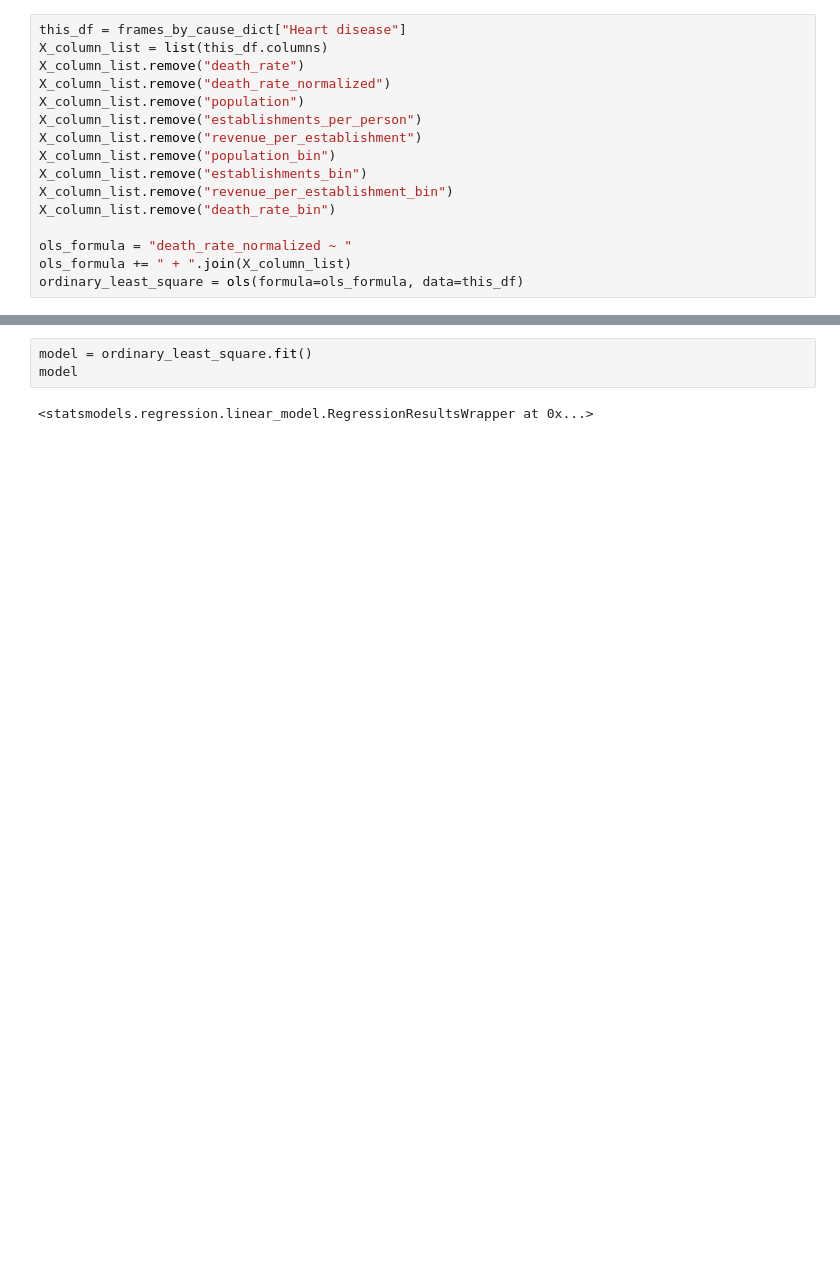
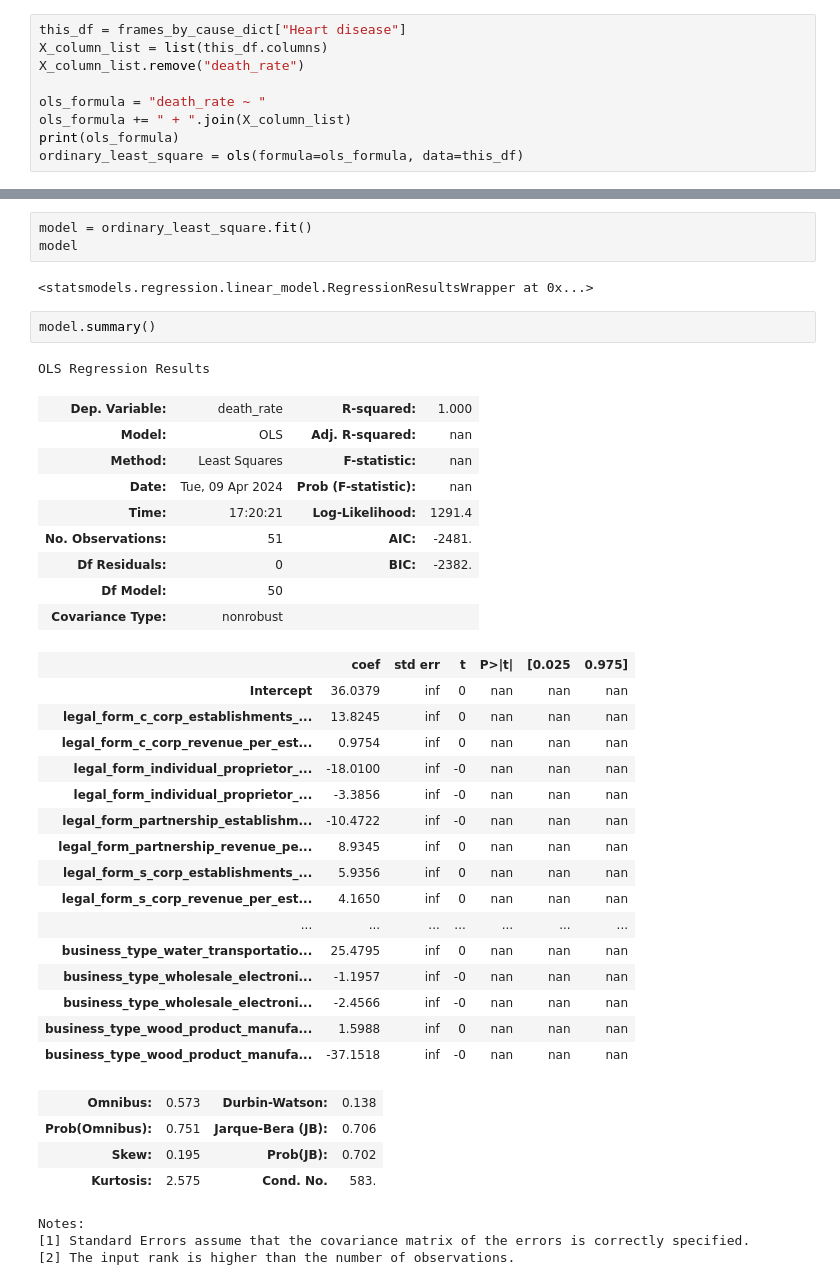
Before and after one commit to jsf80238/data_science, a Jupyter notebook: notebooks/death_rate.ipynb, the cells around one changed output, grey strips where cells are left out. Saved outputs shown, nothing was run; the diff lists cells and outputs as text; blank space fills up the shorter version.

```diff
--- a/notebooks/death_rate.ipynb
+++ b/notebooks/death_rate.ipynb
@@ -1088,15 +1145,8 @@ list(frames_by_cause_dict["Heart disease"].columns)
 this_df = frames_by_cause_dict["Heart disease"]
 X_column_list = list(this_df.columns)
 X_column_list.remove("death_rate")
-X_column_list.remove("death_rate_normalized")
-X_column_list.remove("population")
-X_column_list.remove("establishments_per_person")
-X_column_list.remove("revenue_per_establishment")
-X_column_list.remove("population_bin")
-X_column_list.remove("establishments_bin")
-X_column_list.remove("revenue_per_establishment_bin")
-X_column_list.remove("death_rate_bin")
 
-ols_formula = "death_rate_normalized ~ "
+ols_formula = "death_rate ~ "
 ols_formula += " + ".join(X_column_list)
+print(ols_formula)
 ordinary_least_square = ols(formula=ols_formula, data=this_df)
@@ -1105,3 +1157,39 @@ model = ordinary_least_square.fit()
 model
 # %% [output]
 <statsmodels.regression.linear_model.RegressionResultsWrapper at 0x...>
+# %%
+model.summary()
+# %% [output]
+OLS Regression Results
+| Dep. Variable: | death_rate | R-squared: | 1.000 |
+| Model: | OLS | Adj. R-squared: | nan |
+| Method: | Least Squares | F-statistic: | nan |
+| Date: | Tue, 09 Apr 2024 | Prob (F-statistic): | nan |
+| Time: | 17:20:21 | Log-Likelihood: | 1291.4 |
+| No. Observations: | 51 | AIC: | -2481. |
+| Df Residuals: | 0 | BIC: | -2382. |
+| Df Model: | 50 |  |  |
+| Covariance Type: | nonrobust |  |  |
+|  | coef | std err | t | P>|t| | [0.025 | 0.975] |
+| Intercept | 36.0379 | inf | 0 | nan | nan | nan |
+| legal_form_c_corp_establishments_... | 13.8245 | inf | 0 | nan | nan | nan |
+| legal_form_c_corp_revenue_per_est... | 0.9754 | inf | 0 | nan | nan | nan |
+| legal_form_individual_proprietor_... | -18.0100 | inf | -0 | nan | nan | nan |
+| legal_form_individual_proprietor_... | -3.3856 | inf | -0 | nan | nan | nan |
+| legal_form_partnership_establishm... | -10.4722 | inf | -0 | nan | nan | nan |
+| legal_form_partnership_revenue_pe... | 8.9345 | inf | 0 | nan | nan | nan |
+| legal_form_s_corp_establishments_... | 5.9356 | inf | 0 | nan | nan | nan |
+| legal_form_s_corp_revenue_per_est... | 4.1650 | inf | 0 | nan | nan | nan |
+| ... | ... | ... | ... | ... | ... | ... |
+| business_type_water_transportatio... | 25.4795 | inf | 0 | nan | nan | nan |
+| business_type_wholesale_electroni... | -1.1957 | inf | -0 | nan | nan | nan |
+| business_type_wholesale_electroni... | -2.4566 | inf | -0 | nan | nan | nan |
+| business_type_wood_product_manufa... | 1.5988 | inf | 0 | nan | nan | nan |
+| business_type_wood_product_manufa... | -37.1518 | inf | -0 | nan | nan | nan |
+| Omnibus: | 0.573 | Durbin-Watson: | 0.138 |
+| Prob(Omnibus): | 0.751 | Jarque-Bera (JB): | 0.706 |
+| Skew: | 0.195 | Prob(JB): | 0.702 |
+| Kurtosis: | 2.575 | Cond. No. | 583. |
+Notes:
+[1] Standard Errors assume that the covariance matrix of the errors is correctly specified.
+[2] The input rank is higher than the number of observations.
```
Also changed, not shown: parts of 5 cells of this notebook.
